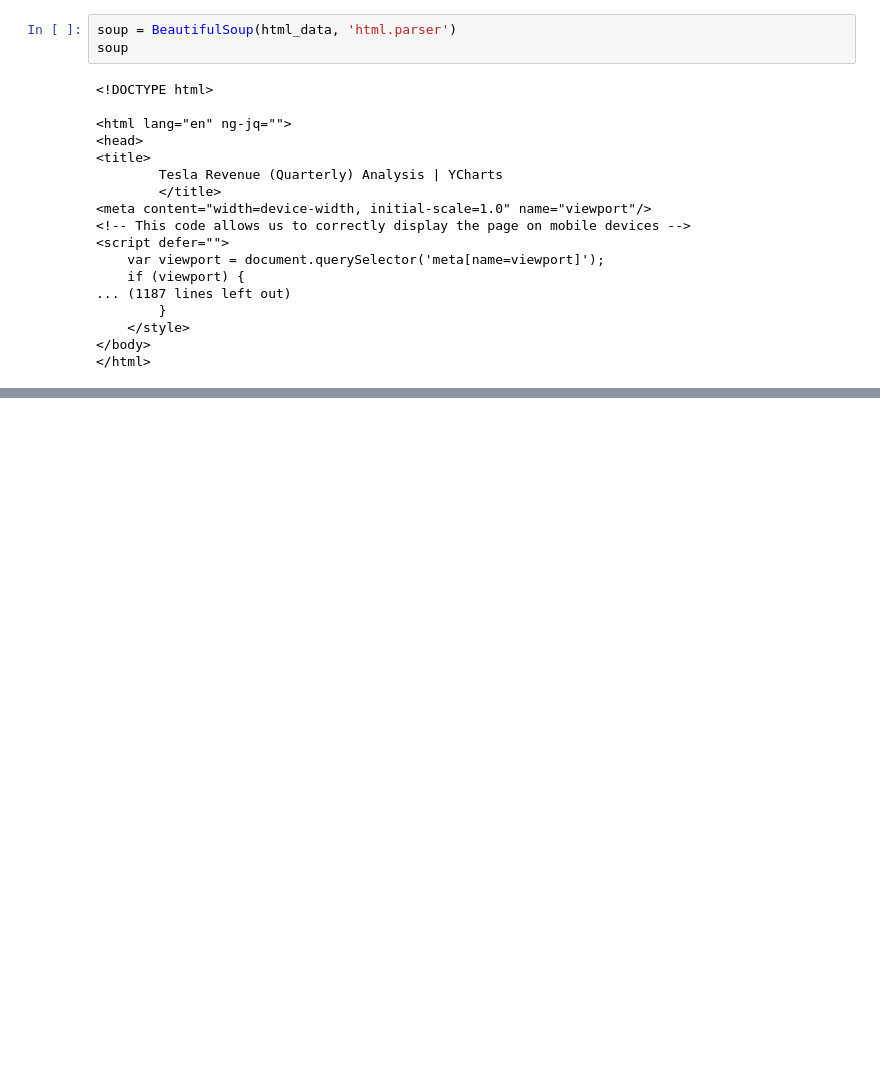
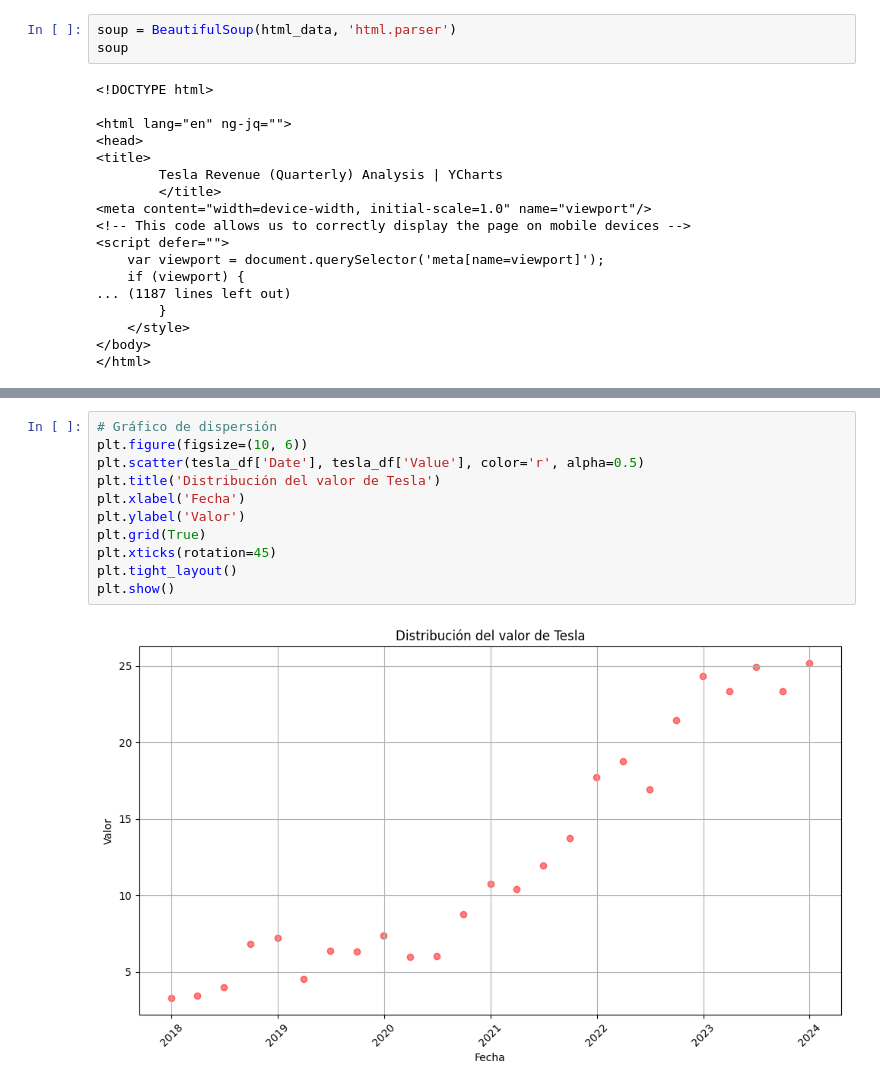
Before and after one commit to grigorow1974/web-scraping-project-tutorial, a Jupyter notebook: src/explore.ipynb, the cells around one changed output, grey strips where cells are left out. Drawn from its saved outputs; the diff is of its cells as text; blank space fills up the shorter version.

```diff
--- a/src/explore.ipynb
+++ b/src/explore.ipynb
@@ -119,0 +143,13 @@ NameError: name 'pd' is not defined
+# %%
+# Gráfico de dispersión
+plt.figure(figsize=(10, 6))
+plt.scatter(tesla_df['Date'], tesla_df['Value'], color='r', alpha=0.5)
+plt.title('Distribución del valor de Tesla')
+plt.xlabel('Fecha')
+plt.ylabel('Valor')
+plt.grid(True)
+plt.xticks(rotation=45)
+plt.tight_layout()
+plt.show()
+# %% [output]
+[figure, added]
```
Also changed, not shown: parts of 8 cells of this notebook, 1 other file.
